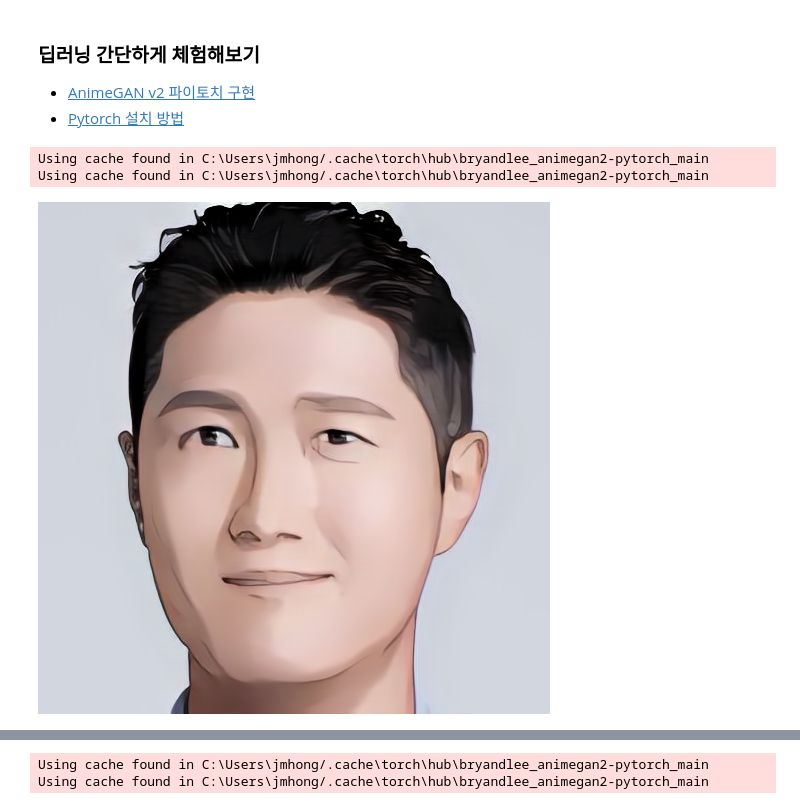
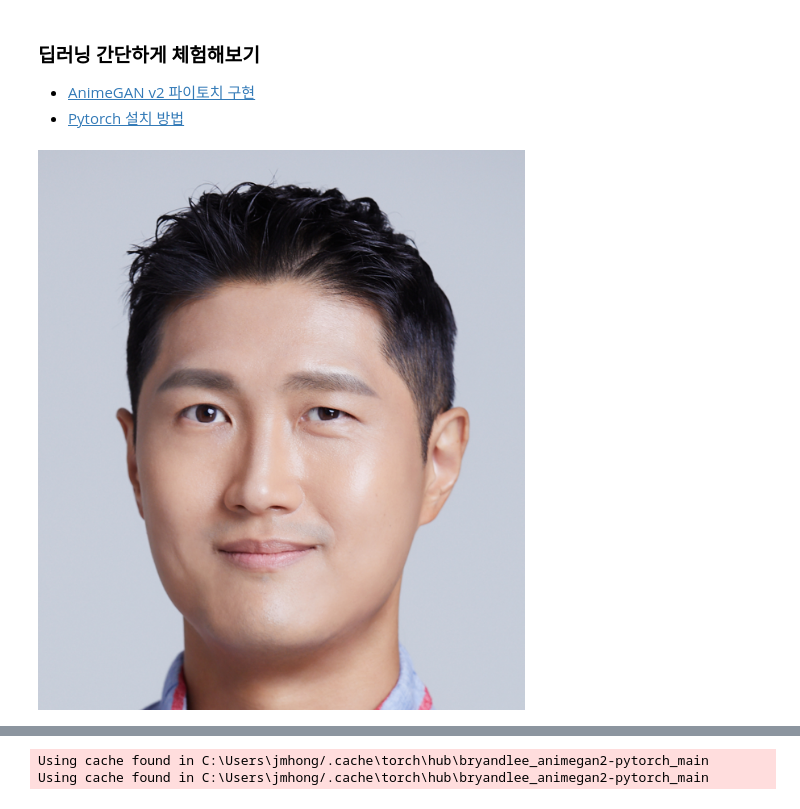
Before and after one commit to menthamin/HongLabPython, a Jupyter notebook: Chapter1/ex4_animegan.ipynb, the cells around one changed output, grey strips where cells are left out. Drawn from its saved outputs; the diff is of its cells as text; code cells hidden in the pictures.

Commit message:
Update to draw original image

```diff
--- a/Chapter1/ex4_animegan.ipynb
+++ b/Chapter1/ex4_animegan.ipynb
@@ -2,20 +2,19 @@
 ### 딥러닝 간단하게 체험해보기 ###
 - [AnimeGAN v2 파이토치 구현](https://github.com/bryandlee/animegan2-pytorch)
 - [Pytorch 설치 방법](https://pytorch.org/)
+# %%
+from PIL import Image
+
+img = Image.open("jmhong_face.png").convert("RGB")
+
+display(img)
+# %% [output]
+[figure, added]
 # %%
 import torch
-from PIL import Image
-
-img = Image.open("jmhong_face.png").convert("RGB")
 
 def run(img, pretrained):
     model = torch.hub.load("bryandlee/animegan2-pytorch:main", "generator", pretrained=pretrained)
     face2paint = torch.hub.load("bryandlee/animegan2-pytorch:main", "face2paint", size=512)
     out = face2paint(model, img)
     display(out)
-
-run(img, "celeba_distill")
-# %% [output]
-Using cache found in C:\Users\jmhong/.cache\torch\hub\bryandlee_animegan2-pytorch_main
-Using cache found in C:\Users\jmhong/.cache\torch\hub\bryandlee_animegan2-pytorch_main
-[figure, removed]
```
Also changed, not shown: parts of 1 cell of this notebook.
